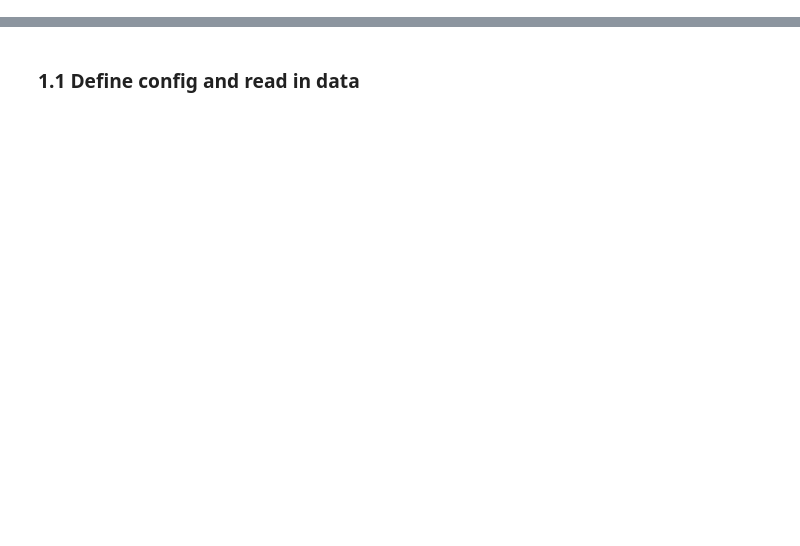
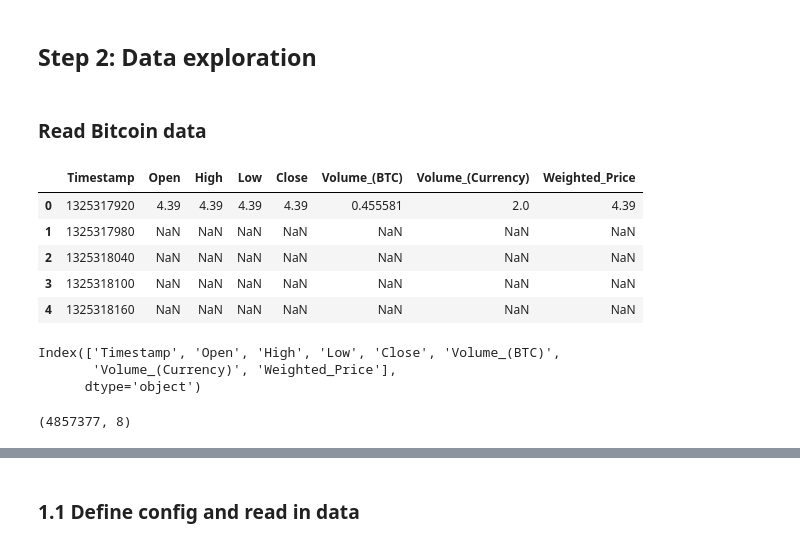
Before and after one commit to Fer-Bonilla/Udacity-Data-Engineering-capstone-project, a Jupyter notebook: capstone_project.ipynb, the cells around one changed output, grey strips where cells are left out. Drawn from its saved outputs; the diff is of its cells as text; code cells hidden in the pictures; blank space fills up the shorter version.

```diff
--- a/udacity-dend-project-capstone.ipynb
+++ b/capstone_project.ipynb
@@ -143,0 +78,4 @@ Project's data contains the following pieces:
+# %% [markdown]
+## Step 2: Data exploration
+# %% [markdown]
+### Read Bitcoin data
@@ -143,0 +87,23 @@ Project's data contains the following pieces:
+# %%
+# Load BTC data into Pandas Dataframe
+BTC_data = pd.read_csv(os.path.join(BTC_DATA_DIR, BTC_FILE_DATA) ,encoding = "utf-8")
+BTC_data.head()
+# %% [output]
+|  | Timestamp | Open | High | Low | Close | Volume_(BTC) | Volume_(Currency) | Weighted_Price |
+| 0 | 1325317920 | 4.39 | 4.39 | 4.39 | 4.39 | 0.455581 | 2.0 | 4.39 |
+| 1 | 1325317980 | NaN | NaN | NaN | NaN | NaN | NaN | NaN |
+| 2 | 1325318040 | NaN | NaN | NaN | NaN | NaN | NaN | NaN |
+| 3 | 1325318100 | NaN | NaN | NaN | NaN | NaN | NaN | NaN |
+| 4 | 1325318160 | NaN | NaN | NaN | NaN | NaN | NaN | NaN |
+# %%
+# Show data columns
+BTC_data.columns
+# %% [output]
+Index(['Timestamp', 'Open', 'High', 'Low', 'Close', 'Volume_(BTC)',
+       'Volume_(Currency)', 'Weighted_Price'],
+      dtype='object')
+# %%
+# count registers
+BTC_data.shape
+# %% [output]
+(4857377, 8)
```
Also changed, not shown: parts of 38 cells of this notebook, 3 other files.
